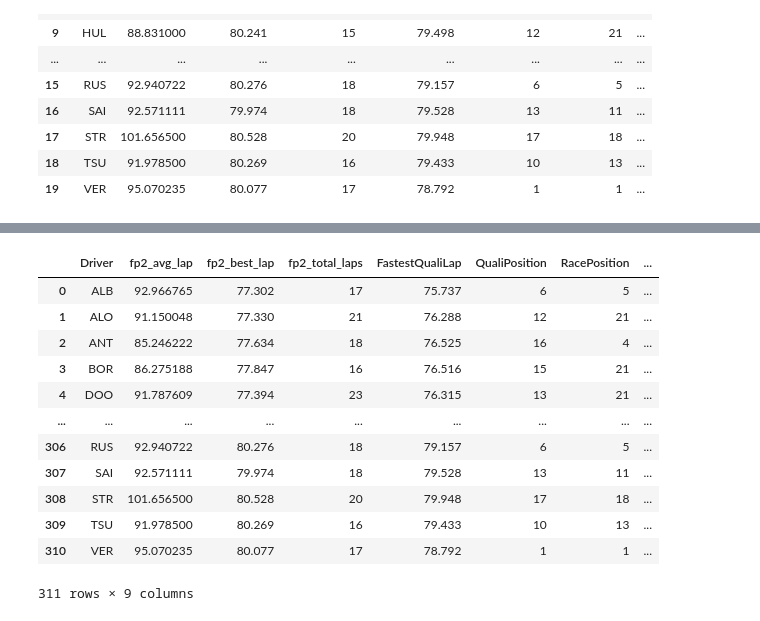
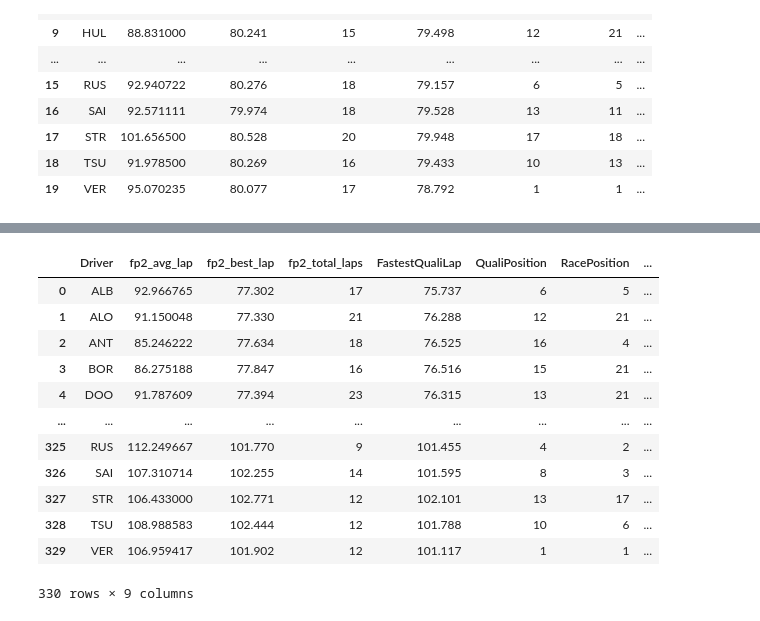
Before and after one commit to ipolishc22/f1-podium-predictor, a Jupyter notebook: notebooks/data_collection.ipynb, the cells around one changed output, grey strips where cells are left out. Cells and saved outputs as stored; diff of their text form; code cells hidden in the pictures.

Commit message:
Add code for collecting Azerbaijan GP data to predict Singapore GP

```diff
--- a/notebooks/data_collection.ipynb
+++ b/notebooks/data_collection.ipynb
@@ -1154,3 +1154,39 @@ core           INFO     Finished loading data for 20 drivers: ['1', '4', '81', '
 | 17 | STR | 101.656500 | 80.528 | 20 | 79.948 | 17 | 18 | ... |
 | 18 | TSU | 91.978500 | 80.269 | 16 | 79.433 | 10 | 13 | ... |
 | 19 | VER | 95.070235 | 80.077 | 17 | 78.792 | 1 | 1 | ... |
+# %%
+# Azerbaijan GP 2025 (Round 17)
+df_fp2_17 = extract_session_data(2025, "Azerbaijan", "FP2")
+df_quali_17 = extract_session_data(2025, "Azerbaijan", "Q")
+
+fp2_clean_17 = clean_session_data(df_fp2_17)
+quali_clean_17 = clean_session_data(df_quali_17)
+
+fp2_features_17 = extract_fp2_features(fp2_clean_17)
+
+quali_features_17 = extract_quali_features(quali_clean_17)
+
+manual_positions_17 = {'VER': [1, False],
+                       'RUS': [2, False],
+                       'SAI': [3, False],
+                       'ANT': [4, False],
+                       'LAW': [5, False],
+                       'TSU': [6, False],
+                       'NOR': [7, False],
+                       'HAM': [8, False],
+                       'LEC': [9, False],
+                       'HAD': [10, False],
+                       'BOR': [11, False],
+                       'BEA': [12, False],
+                       'ALB': [13, False],
+                       'OCO': [14, False],
+                       'ALP': [15, False],
+                       'HUL': [16, False],
+                       'STR': [17, False],
+                       'GAS': [18, False],
+                       'COL': [19, False],
+                       'PIA': [21, True]}
+
+race_df_17 = assemble_race_dataset(fp2_features_17, quali_features_17, manual_positions_17)
+race_df_17["grand_prix"] = "Azerbaijan"
+race_df_17
@@ -1157,38 +1228,39 @@ core           INFO     Finished loading data for 20 drivers: ['1', '4', '81', '
 # %%
 # master dataset excludes the most recent race, Dutch GP
 master_df = pd.concat([
     race_df_1,
     race_df_2,
     race_df_3,
     race_df_4,
     race_df_5,
     race_df_6,
     race_df_7,
     race_df_8,
     race_df_9,
     race_df_10,
     race_df_11,
     race_df_12,
     race_df_13,
     race_df_14,
     race_df_15,
-    race_df_16
+    race_df_16,
+    race_df_17
 ], ignore_index=True)
 
 master_df
 # %% [output]
 |  | Driver | fp2_avg_lap | fp2_best_lap | fp2_total_laps | FastestQualiLap | QualiPosition | RacePosition | ... |
 | 0 | ALB | 92.966765 | 77.302 | 17 | 75.737 | 6 | 5 | ... |
 | 1 | ALO | 91.150048 | 77.330 | 21 | 76.288 | 12 | 21 | ... |
 | 2 | ANT | 85.246222 | 77.634 | 18 | 76.525 | 16 | 4 | ... |
 | 3 | BOR | 86.275188 | 77.847 | 16 | 76.516 | 15 | 21 | ... |
 | 4 | DOO | 91.787609 | 77.394 | 23 | 76.315 | 13 | 21 | ... |
 | ... | ... | ... | ... | ... | ... | ... | ... | ... |
-| 306 | RUS | 92.940722 | 80.276 | 18 | 79.157 | 6 | 5 | ... |
-| 307 | SAI | 92.571111 | 79.974 | 18 | 79.528 | 13 | 11 | ... |
-| 308 | STR | 101.656500 | 80.528 | 20 | 79.948 | 17 | 18 | ... |
-| 309 | TSU | 91.978500 | 80.269 | 16 | 79.433 | 10 | 13 | ... |
-| 310 | VER | 95.070235 | 80.077 | 17 | 78.792 | 1 | 1 | ... |
+| 325 | RUS | 112.249667 | 101.770 | 9 | 101.455 | 4 | 2 | ... |
+| 326 | SAI | 107.310714 | 102.255 | 14 | 101.595 | 8 | 3 | ... |
+| 327 | STR | 106.433000 | 102.771 | 12 | 102.101 | 13 | 17 | ... |
+| 328 | TSU | 108.988583 | 102.444 | 12 | 101.788 | 10 | 6 | ... |
+| 329 | VER | 106.959417 | 101.902 | 12 | 101.117 | 1 | 1 | ... |
-311 rows × 9 columns
+330 rows × 9 columns
 # %%
 master_df.to_csv("../data/master_dataset_2025.csv", index=False)
```
Also changed, not shown: parts of 1 cell of this notebook.
